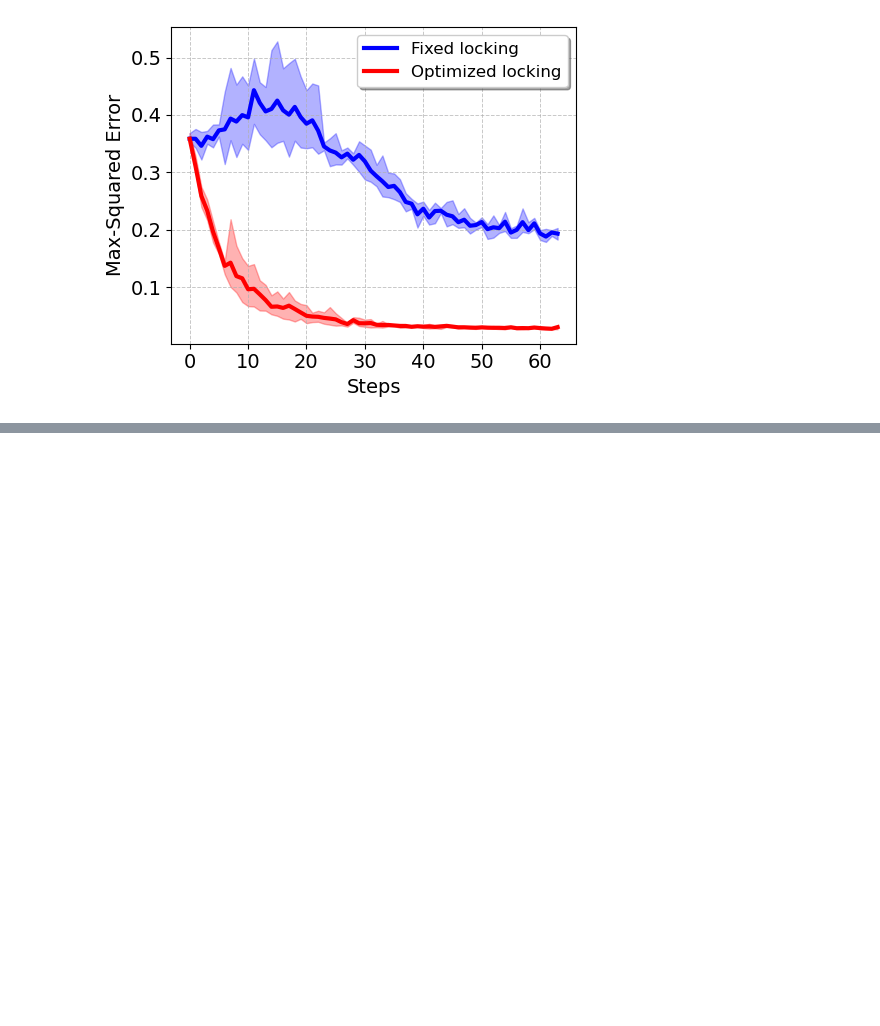
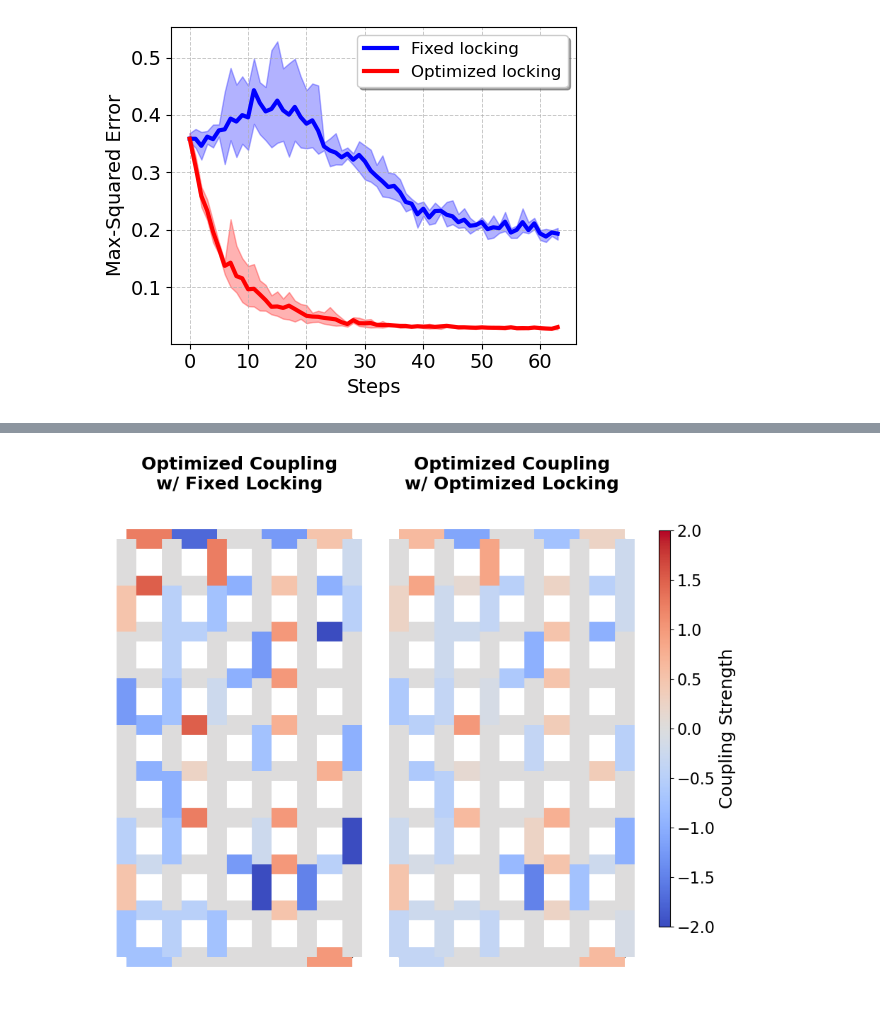
Before and after one commit to WangYuNeng/Ark, a Jupyter notebook: examples/obc/visualize.ipynb, the cells around one changed output, grey strips where cells are left out. Saved outputs shown, nothing was run; the diff lists cells and outputs as text; code cells hidden in the pictures; blank space fills up the shorter version.

```diff
--- a/examples/obc/visualize.ipynb
+++ b/examples/obc/visualize.ipynb
@@ -63,0 +165,68 @@ plt.show()
+# %%
+# Plot the diff of the grid
+
+n_seeds = 4
+
+fig, ax = plt.subplots(1, 2, figsize=(8, 8))
+# cmap = cm.get_cmap('Reds')
+cmap = cm.get_cmap('coolwarm')
+
+
+# Fixed locking
+abs_row_diffs, abs_col_diffs = [], []
+for seed in range(n_seeds):
+    weight_file = f"weights/{seed}.npz"
+    weights = jnp.load(weight_file)
+    row_ks, col_ks = convert_weights(weights["digital"])
+    abs_row_diffs.append(row_ks - init_row_ks)
+    abs_col_diffs.append(col_ks - init_col_ks)
+
+mean_row_diffs = jnp.mean(jnp.stack(abs_row_diffs), axis=0)
+mean_col_diffs = jnp.mean(jnp.stack(abs_col_diffs), axis=0)
+
+# Lazy: Fixed locking produce higher strength difference
+# So we use the max and min of the fixed locking for the color normalization
+weight_max = max(mean_row_diffs.max(), mean_col_diffs.max())
+weight_min = min(mean_row_diffs.min(), mean_col_diffs.min())
+
+# Make the upper and lower bound center around 0
+weight_max = max(abs(weight_max), abs(weight_min))
+weight_min = -weight_max
+norm = plt.Normalize(vmin=weight_min, vmax=weight_max)
+
+plot_grid_with_weights(mean_row_diffs, mean_col_diffs, ax[0], cmap, norm)
+ax[0].set_title("Optimized Coupling\nw/ Fixed Locking", fontsize=18, fontweight='bold')
+
+# Optimized locking
+for seed in range(n_seeds):
+    weight_file = f"weights/train_locking_{seed}.npz"
+    weights = jnp.load(weight_file)
+    row_ks, col_ks = convert_weights(weights["digital"])
+    abs_row_diffs.append(row_ks - init_row_ks)
+    abs_col_diffs.append(col_ks - init_col_ks)
+
+
+mean_row_diffs = jnp.mean(jnp.stack(abs_row_diffs), axis=0)
+mean_col_diffs = jnp.mean(jnp.stack(abs_col_diffs), axis=0)
+plot_grid_with_weights(mean_row_diffs, mean_col_diffs, ax[1], cmap, norm)
+ax[1].set_title("Optimized Coupling\nw/ Optimized Locking", fontsize=18, fontweight='bold')
+
+# Create a single shared colorbar for both row and column weights
+sm = cm.ScalarMappable(cmap=cmap, norm=norm)
+sm.set_array([])
+
+plt.axis('off')
+# Add the colorbar to the figure
+cbar_ax = fig.add_axes([1.0, 0.15, 0.02, 0.7])
+cbar = fig.colorbar(sm, cax=cbar_ax)
+cbar.ax.tick_params(labelsize=16)
+cbar.set_label('Coupling Strength', fontsize=18)
+
+# Final adjustments and display
+plt.tight_layout()
+plt.subplots_adjust(wspace=0.0, hspace=0.0)  # Adjust spacing between subplots
+plt.savefig('obc_weight_diff.pdf', dpi=300, bbox_inches='tight')
+
+plt.show()
+# %% [output]
+[figure, added]
```
Also changed, not shown: parts of 2 cells of this notebook.
